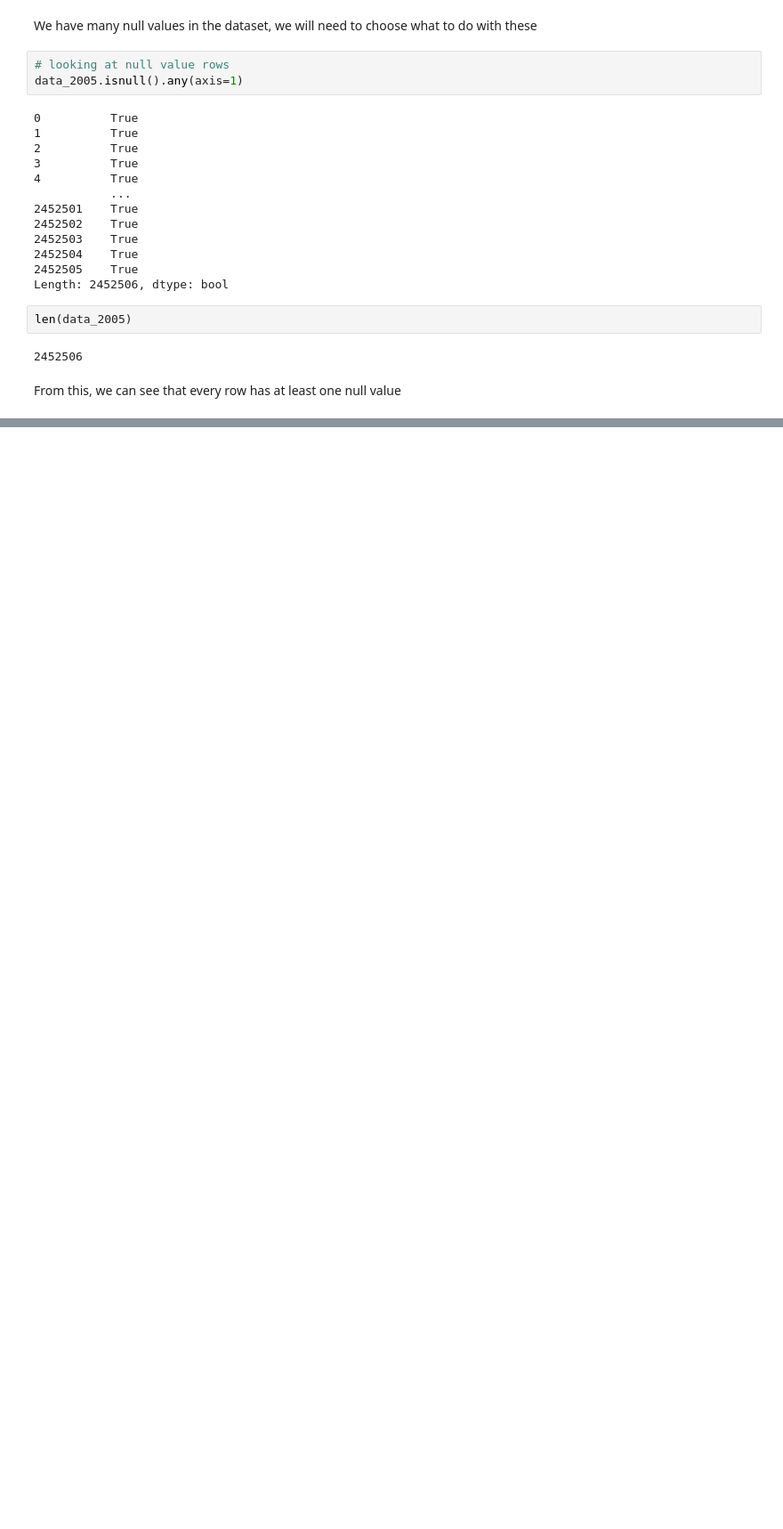
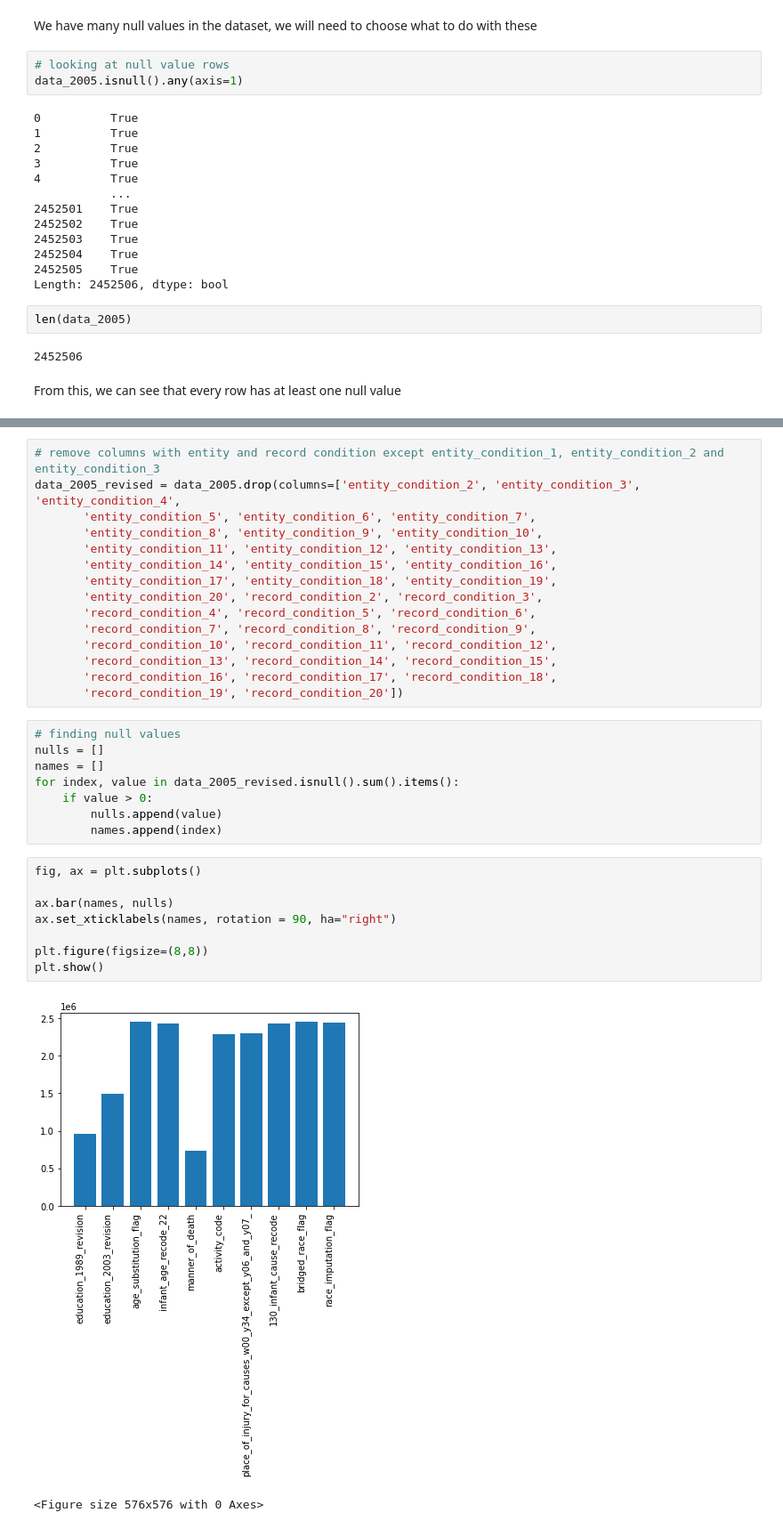
Before and after one commit to jloesch30/bds_final_project, a Jupyter notebook: notebooks/Model_building.ipynb, the cells around one changed output, grey strips where cells are left out. Shown at 89% size. Drawn from its saved outputs; the diff is of its cells as text; blank space fills up the shorter version.

```diff
--- a/notebooks/Model_building.ipynb
+++ b/notebooks/Model_building.ipynb
@@ -144,0 +174,34 @@ From this, we can see that every row has at least one null value
+# %%
+# remove columns with entity and record condition except entity_condition_1, entity_condition_2 and entity_condition_3
+data_2005_revised = data_2005.drop(columns=['entity_condition_2', 'entity_condition_3', 'entity_condition_4',
+       'entity_condition_5', 'entity_condition_6', 'entity_condition_7',
+       'entity_condition_8', 'entity_condition_9', 'entity_condition_10',
+       'entity_condition_11', 'entity_condition_12', 'entity_condition_13',
+       'entity_condition_14', 'entity_condition_15', 'entity_condition_16',
+       'entity_condition_17', 'entity_condition_18', 'entity_condition_19',
+       'entity_condition_20', 'record_condition_2', 'record_condition_3',
+       'record_condition_4', 'record_condition_5', 'record_condition_6',
+       'record_condition_7', 'record_condition_8', 'record_condition_9',
+       'record_condition_10', 'record_condition_11', 'record_condition_12',
+       'record_condition_13', 'record_condition_14', 'record_condition_15',
+       'record_condition_16', 'record_condition_17', 'record_condition_18',
+       'record_condition_19', 'record_condition_20'])
+# %%
+# finding null values
+nulls = []
+names = []
+for index, value in data_2005_revised.isnull().sum().items():
+    if value > 0:
+        nulls.append(value)
+        names.append(index)
+# %%
+fig, ax = plt.subplots()
+
+ax.bar(names, nulls)
+ax.set_xticklabels(names, rotation = 90, ha="right")
+
+plt.figure(figsize=(8,8))
+plt.show()
+# %% [output]
+[figure, added]
+<Figure size 576x576 with 0 Axes>
```
Also changed, not shown: parts of 9 cells of this notebook.
